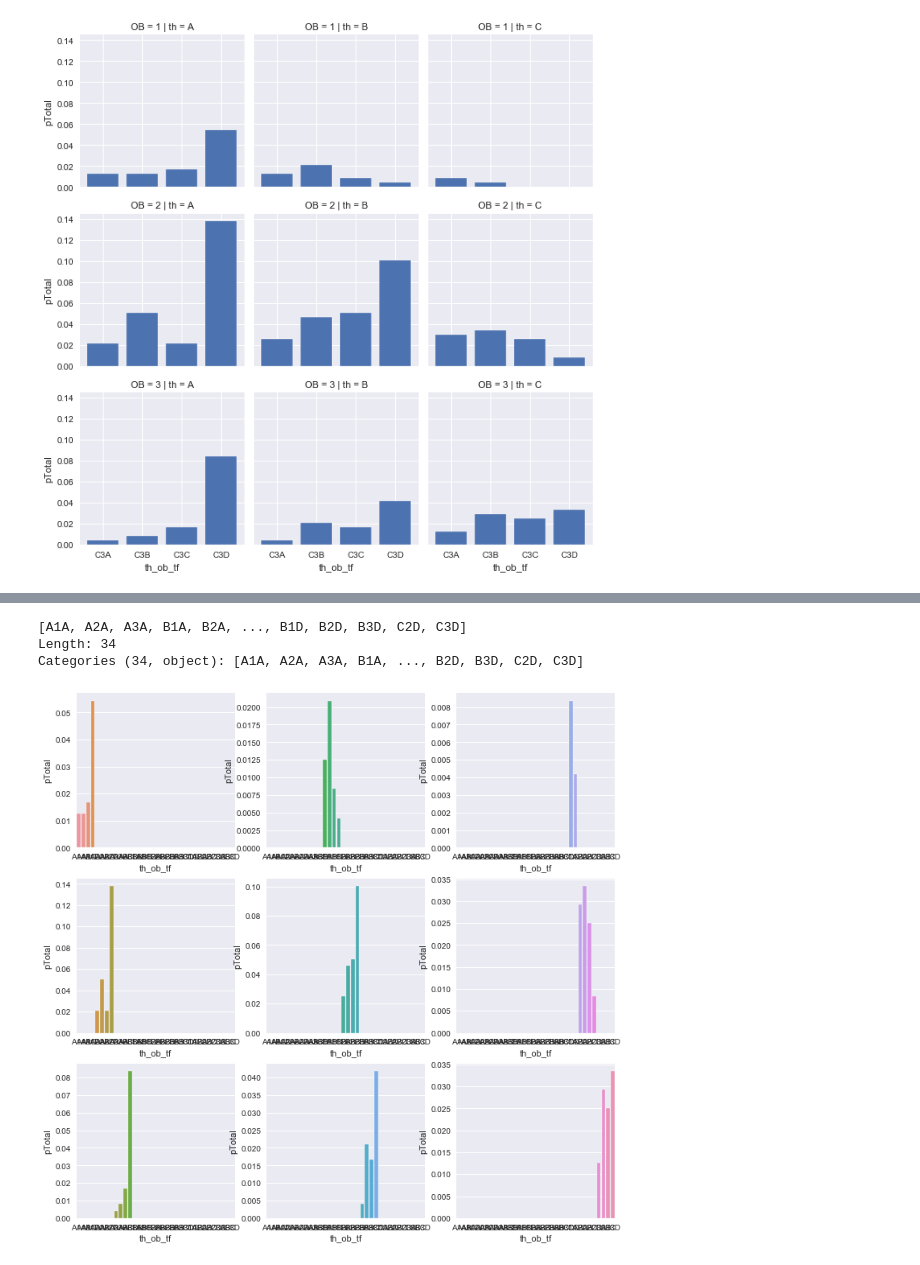
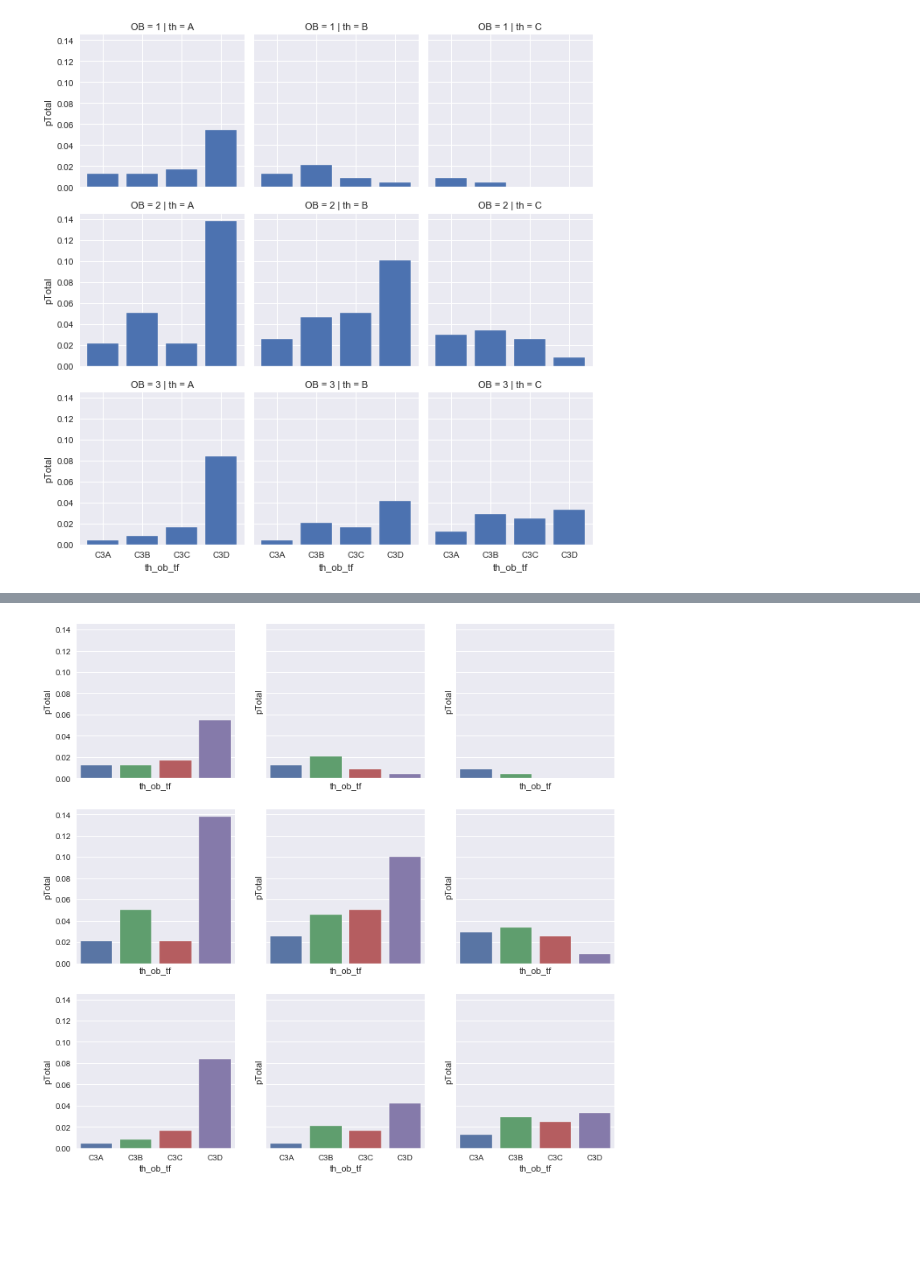
Before and after one commit to izzyedmundson/HC_Column_heights, a Jupyter notebook: Probability_Tree-3-3-4.ipynb, the cells around one changed output, grey strips where cells are left out. Cells and saved outputs as stored; diff of their text form; code cells hidden in the pictures; blank space fills up the shorter version.

```diff
--- a/Probability_Tree-3-3-4.ipynb
+++ b/Probability_Tree-3-3-4.ipynb
@@ -97,29 +93,27 @@ prob.head()
-# %%
-prob.th_ob_tf.unique()
-# %% [output]
-[A1A, A2A, A3A, B1A, B2A, ..., B1D, B2D, B3D, C2D, C3D]
-Length: 34
-Categories (34, object): [A1A, A2A, A3A, B1A, ..., B2D, B3D, C2D, C3D]
+# %%
+## change back to object type in order to barplot correctly
+for col in ['th_ob', 'th_ob_tf']:
+    prob[col] = prob[col].astype('object')
 # %%
 ## Plot results using subplots
-fig, axes = plt.subplots(3, 3,  figsize=(12,12))
+fig, axes = plt.subplots(3, 3, sharex=True, sharey=True, figsize=(12,12))
 #plt.subplots_adjust(left=None, bottom=None, right=None, top=None, wspace=None, hspace=None)
 
 sns.barplot(x='th_ob_tf', y='pTotal', data=prob[prob['th_ob']=='A1'], ax=axes[0,0])
 sns.barplot(x='th_ob_tf', y='pTotal', data=prob[prob['th_ob']=='A2'], ax=axes[1,0])
 sns.barplot(x='th_ob_tf', y='pTotal', data=prob[prob['th_ob']=='A3'], ax=axes[2,0])
 sns.barplot(x='th_ob_tf', y='pTotal', data=prob[prob['th_ob']=='B1'], ax=axes[0,1])
 sns.barplot(x='th_ob_tf', y='pTotal', data=prob[prob['th_ob']=='B2'], ax=axes[1,1])
 sns.barplot(x='th_ob_tf', y='pTotal', data=prob[prob['th_ob']=='B3'], ax=axes[2,1])
 sns.barplot(x='th_ob_tf', y='pTotal', data=prob[prob['th_ob']=='C1'], ax=axes[0,2])
 sns.barplot(x='th_ob_tf', y='pTotal', data=prob[prob['th_ob']=='C2'], ax=axes[1,2])
 sns.barplot(x='th_ob_tf', y='pTotal', data=prob[prob['th_ob']=='C3'], ax=axes[2,2])
 
 #axes[2,2].set_title('Trap Height (>300m)')
 #axes[2,2].set_xlabel('Trap Fill (m)')
 #axes[0,0].set_ylabel('Probability')
 #axes[2,2].legend()
 
 plt.savefig('overburden_HCcolumn_by_trapfill_category',bbox_inches='tight')
 # %% [output]
-[figure, old version]
+[figure, new version]
```
Also changed, not shown: parts of 9 cells of this notebook.
